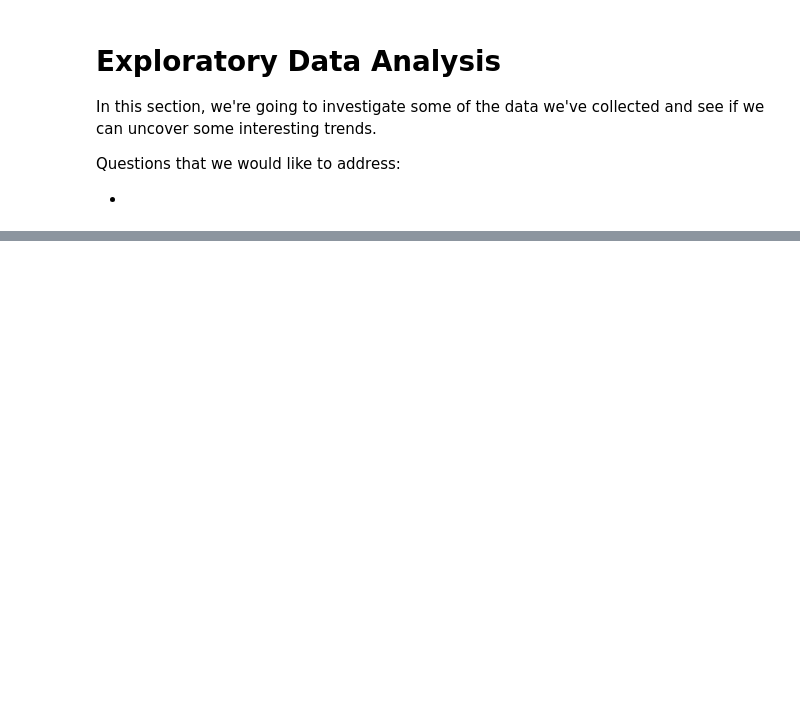
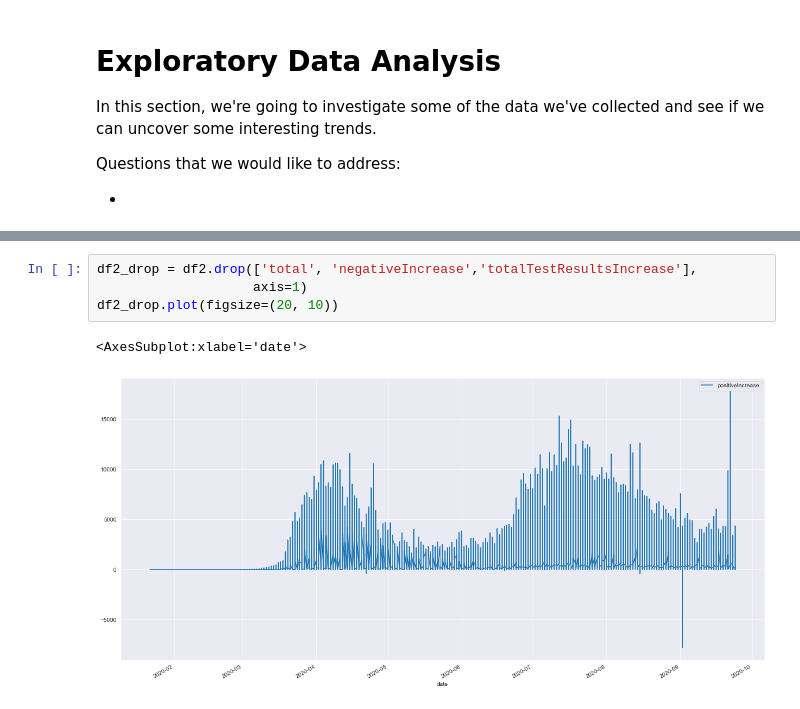
Before and after one commit to bmauss/COVID_Forecast, a Jupyter notebook: 2 Exploratory Data Analysis.ipynb, the cells around one changed output, grey strips where cells are left out. Drawn from its saved outputs; the diff is of its cells as text; blank space fills up the shorter version.

```diff
--- a/2 Exploratory Data Analysis.ipynb
+++ b/2 Exploratory Data Analysis.ipynb
@@ -14,0 +87,7 @@ import seaborn as sns
+# %%
+df2_drop = df2.drop(['total', 'negativeIncrease','totalTestResultsIncrease'],
+                    axis=1)
+df2_drop.plot(figsize=(20, 10))
+# %% [output]
+<AxesSubplot:xlabel='date'>
+[figure, added]
```
Also changed, not shown: parts of 22 cells of this notebook, 6 other files.
